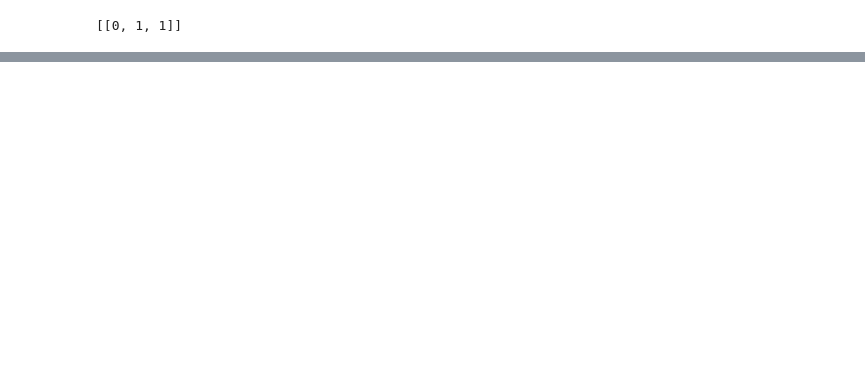
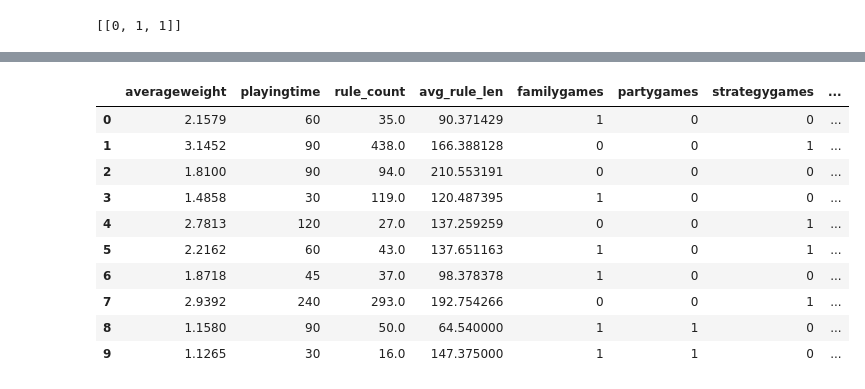
Before and after one commit to marco-luzzara/boardgame-complexity-predictor, a Jupyter notebook: src/predict.ipynb, the cells around one changed output, grey strips where cells are left out. Saved outputs shown, nothing was run; the diff lists cells and outputs as text; code cells hidden in the pictures; blank space fills up the shorter version.

Commit message:
apply one hot encoding to family multilabel feature
preprocessed dataframe is saved after rules extraction

```diff
--- a/src/predict.ipynb
+++ b/src/predict.ipynb
@@ -238,3 +244,13 @@ DEBUG:bgg_predict:[[(88, 104), (292, 300)], [(28, 42), (365, 376), (626, 637), (
 | 7 | 148 | 2.9392 | 240 | ['strategygames'] | 293.0 | 192.754266 |
 | 8 | 576 | 1.1580 | 90 | ['partygames', 'familygames'] | 50.0 | 64.540000 |
 | 9 | 656 | 1.1265 | 30 | ['partygames', 'familygames'] | 16.0 | 147.375000 |
+# %%
+PROCESSED_DATASET_FILE_PATH = '/content/drive/My Drive/Projects/IRBoardGameComplexity/processed_dataset.csv' if WORKING_ON_COLAB \
+    else 'data/processed_dataset.csv'
+
+if WORKING_ON_COLAB:
+    drive.mount('/content/drive')
+import ast
+# as.literal_eval converts the family column string into a python array
+df_features = pd.read_csv(PROCESSED_DATASET_FILE_PATH, converters={ 'family': ast.literal_eval })
+df_features
@@ -240,0 +270,16 @@ DEBUG:bgg_predict:[[(88, 104), (292, 300)], [(28, 42), (365, 376), (626, 637), (
+# %%
+# from https://stackoverflow.com/questions/71401193/one-hot-encoding-in-python-for-array-values-in-a-dataframe
+df_features = df_features.join(df_features.pop('family').apply('|'.join).str.get_dummies())
+df_features
+# %% [output]
+|  | averageweight | playingtime | rule_count | avg_rule_len | familygames | partygames | strategygames | ... |
+| 0 | 2.1579 | 60 | 35.0 | 90.371429 | 1 | 0 | 0 | ... |
+| 1 | 3.1452 | 90 | 438.0 | 166.388128 | 0 | 0 | 1 | ... |
+| 2 | 1.8100 | 90 | 94.0 | 210.553191 | 0 | 0 | 0 | ... |
+| 3 | 1.4858 | 30 | 119.0 | 120.487395 | 1 | 0 | 0 | ... |
+| 4 | 2.7813 | 120 | 27.0 | 137.259259 | 0 | 0 | 1 | ... |
+| 5 | 2.2162 | 60 | 43.0 | 137.651163 | 1 | 0 | 1 | ... |
+| 6 | 1.8718 | 45 | 37.0 | 98.378378 | 1 | 0 | 0 | ... |
+| 7 | 2.9392 | 240 | 293.0 | 192.754266 | 0 | 0 | 1 | ... |
+| 8 | 1.1580 | 90 | 50.0 | 64.540000 | 1 | 1 | 0 | ... |
+| 9 | 1.1265 | 30 | 16.0 | 147.375000 | 1 | 1 | 0 | ... |
```
Also changed, not shown: parts of 4 cells of this notebook.
